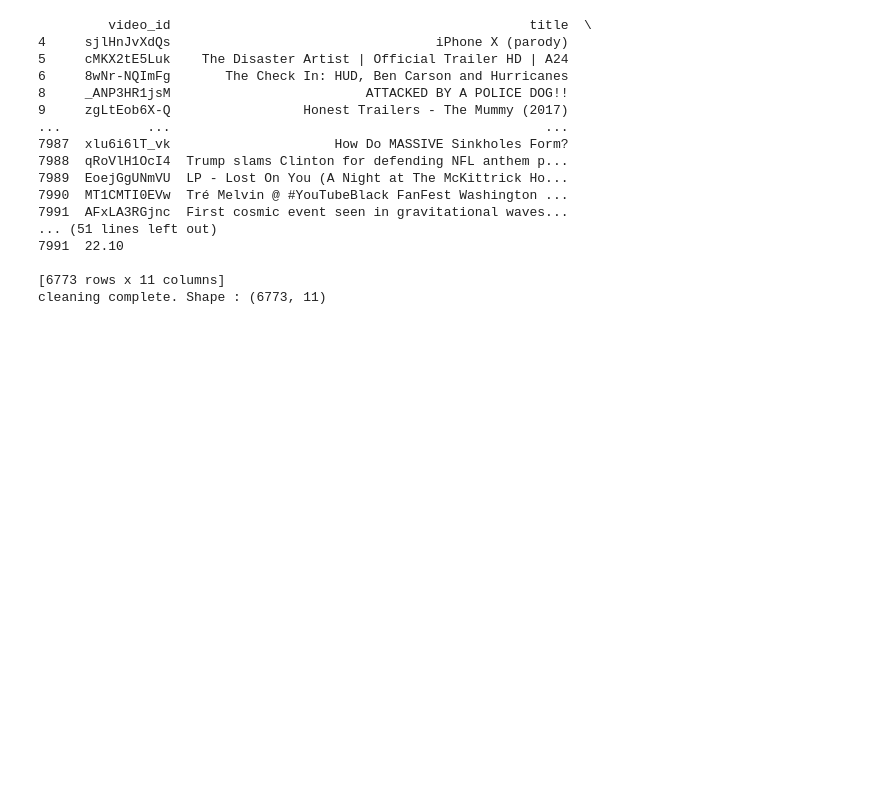
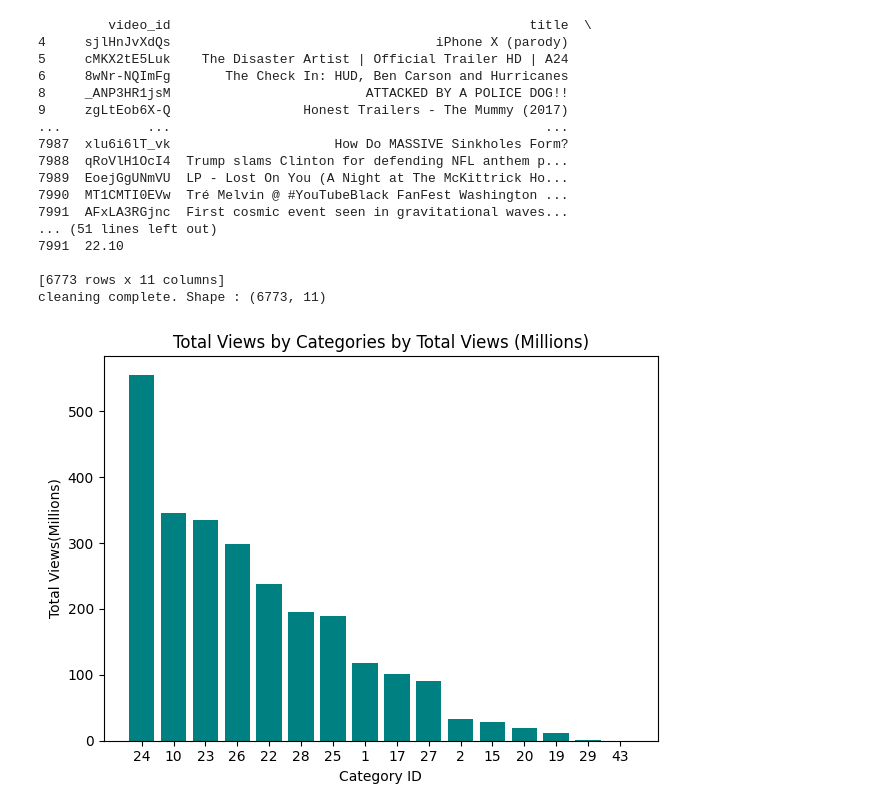
Before and after one commit to muhlangazananokutenda-cyber/Global, a Jupyter notebook: Python_Project.ipynb, the cells around one changed output. Drawn from its saved outputs; the diff is of its cells as text; code cells hidden in the pictures; blank space fills up the shorter version.

```diff
--- a/Python_Project.ipynb
+++ b/Python_Project.ipynb
@@ -79,3 +79,19 @@ print("cleaning complete. Shape :",df.shape)
 
 [6773 rows x 11 columns]
 cleaning complete. Shape : (6773, 11)
+# %%
+import pandas as pd
+import matplotlib.pyplot as plt
+import numpy as np
+
+category_views = df.groupby('category_id')['views'].sum()
+category_views = category_views.sort_values(ascending=False)
+plt.bar(category_views.index.astype(str), category_views.values/1e6,color='teal')
+plt.title('Total Views by Categories by Total Views (Millions)')
+plt.xlabel('Category ID')
+plt.ylabel('Total Views(Millions)')
+plt.tight_layout()
+plt.savefig('category_views.png',dpi=150)
+plt.show()
+# %% [output]
+[figure, added]
```
Also changed, not shown: parts of 1 cell of this notebook.
